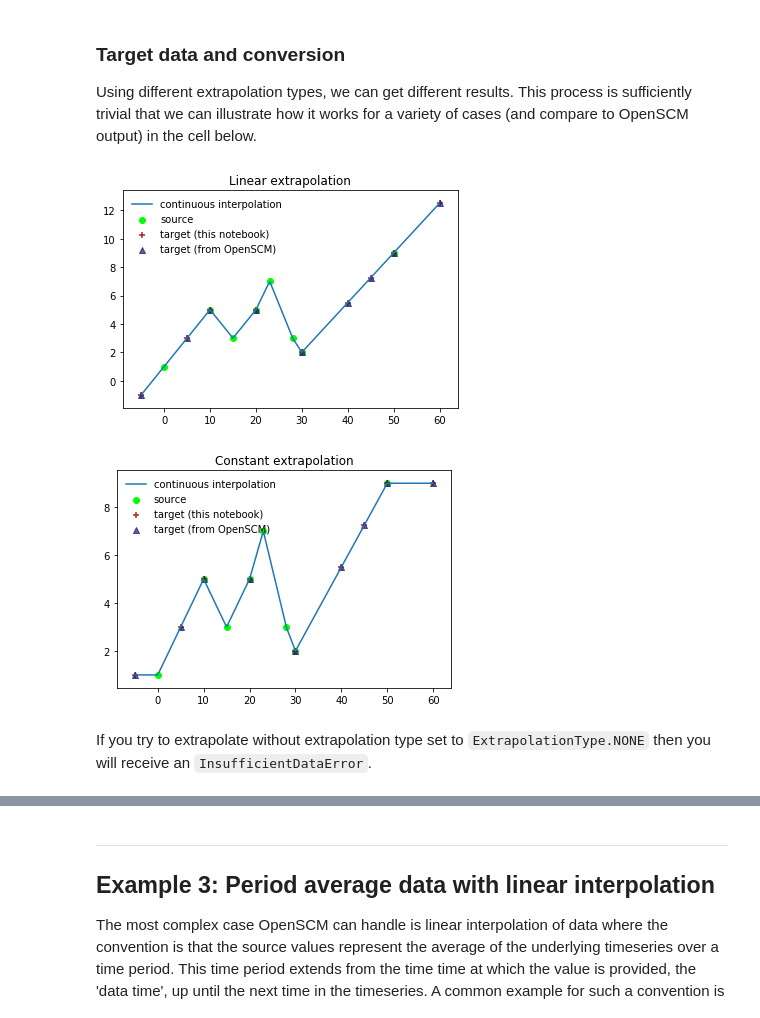
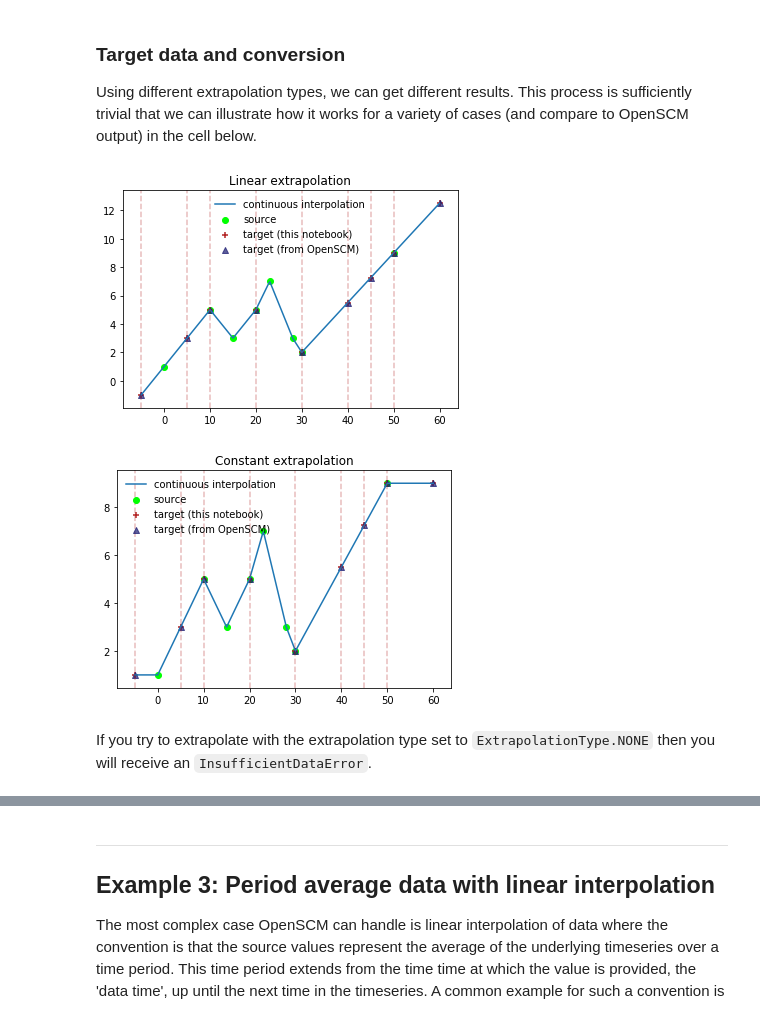
Before and after one commit to openscm/openscm, a Jupyter notebook: notebooks/timeseries-conversion.ipynb, the cells around one changed output, grey strips where cells are left out. Drawn from its saved outputs; the diff is of its cells as text; code cells hidden in the pictures.

```diff
--- a/notebooks/timeseries-conversion.ipynb
+++ b/notebooks/timeseries-conversion.ipynb
@@ -145,5 +146,7 @@ ax.scatter(
     alpha=0.7,
     label="target (from OpenSCM)",
 )
+for x in target_times[:-1]:
+    ax.axvline(x=x, color=COLOUR_3, alpha=0.3, ls="--")
 ax.legend(frameon=False);
 # %% [output]
@@ -223,37 +226,39 @@ for (title, extrap_type, numpy_kwargs) in examples:
         300,
     )
     interp = interpolate.interp1d(
         source_times,
         source_values,
         **numpy_kwargs
     )
     ax.plot(
         fine_times,
         interp(fine_times),
         label="continuous interpolation",
     )
     ax.scatter(
         target_times,
         interp(target_times),
         color=COLOUR_3,
         marker=MARKER_3,
         label="target (this notebook)",
     )
     ax.scatter(
         target_times,
         point_target_view.get_series(),
         marker=MARKER_2,
         color=COLOUR_2,
         alpha=0.7,
         label="target (from OpenSCM)",
     )
     ax.legend(frameon=False)
+    for x in target_times[:-1]:
+        ax.axvline(x=x, color=COLOUR_3, alpha=0.3, ls="--")
     ax.set_title(title);
 # %% [output]
-[figure, old version]
+[figure, new version]
-[figure, old version]
+[figure, new version]
 # %% [markdown]
-If you try to extrapolate without extrapolation type set to `ExtrapolationType.NONE` then you will receive an `InsufficientDataError`.
+If you try to extrapolate with the extrapolation type set to `ExtrapolationType.NONE` then you will receive an `InsufficientDataError`.
 # %%
 target_times = np.array([5, 10, 20, 30, 40, 45, 50, 60])
 temp_view = paras.get_timeseries_view(
```
Also changed, not shown: parts of 4 cells of this notebook, 1 other file.
